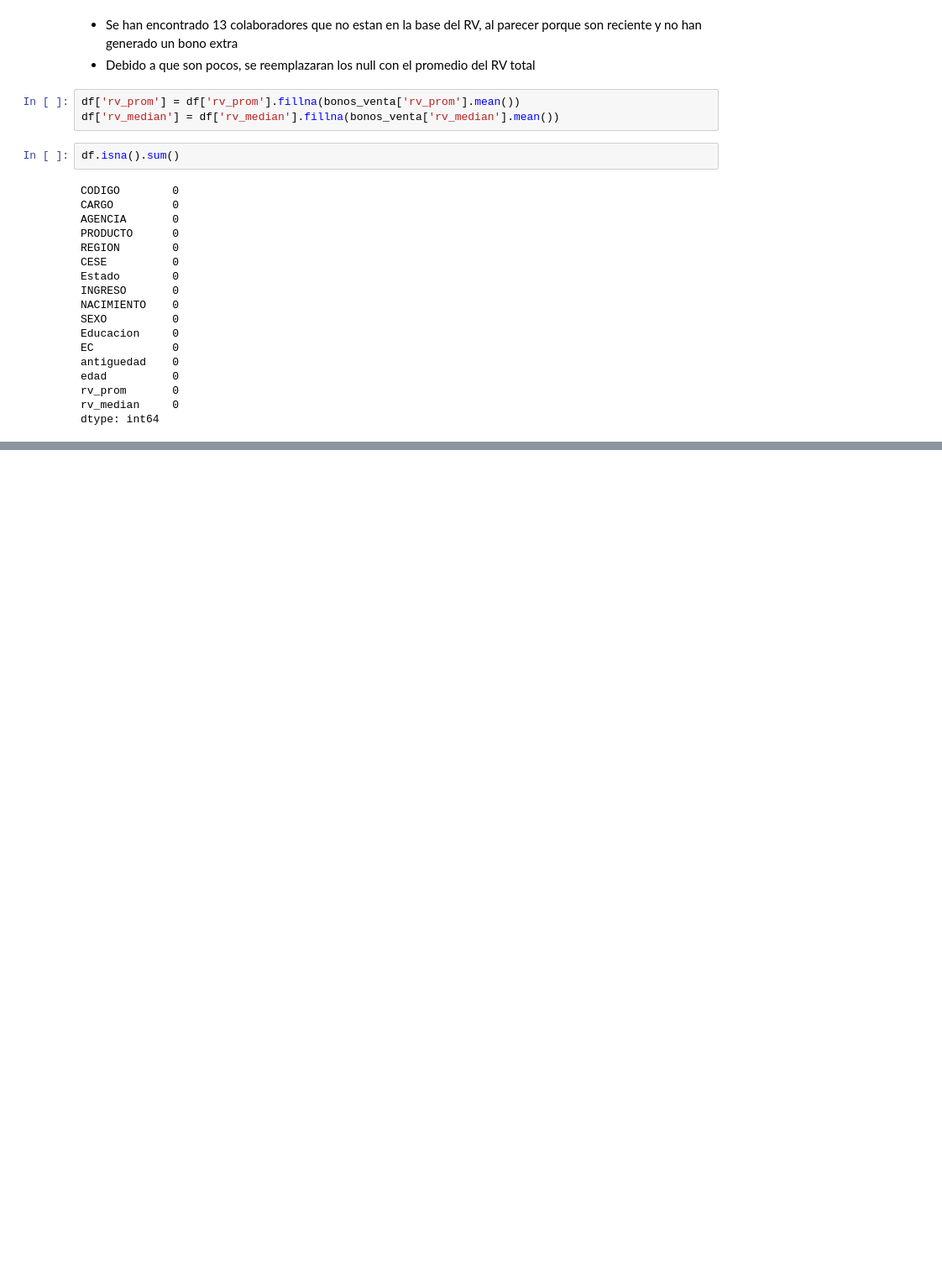
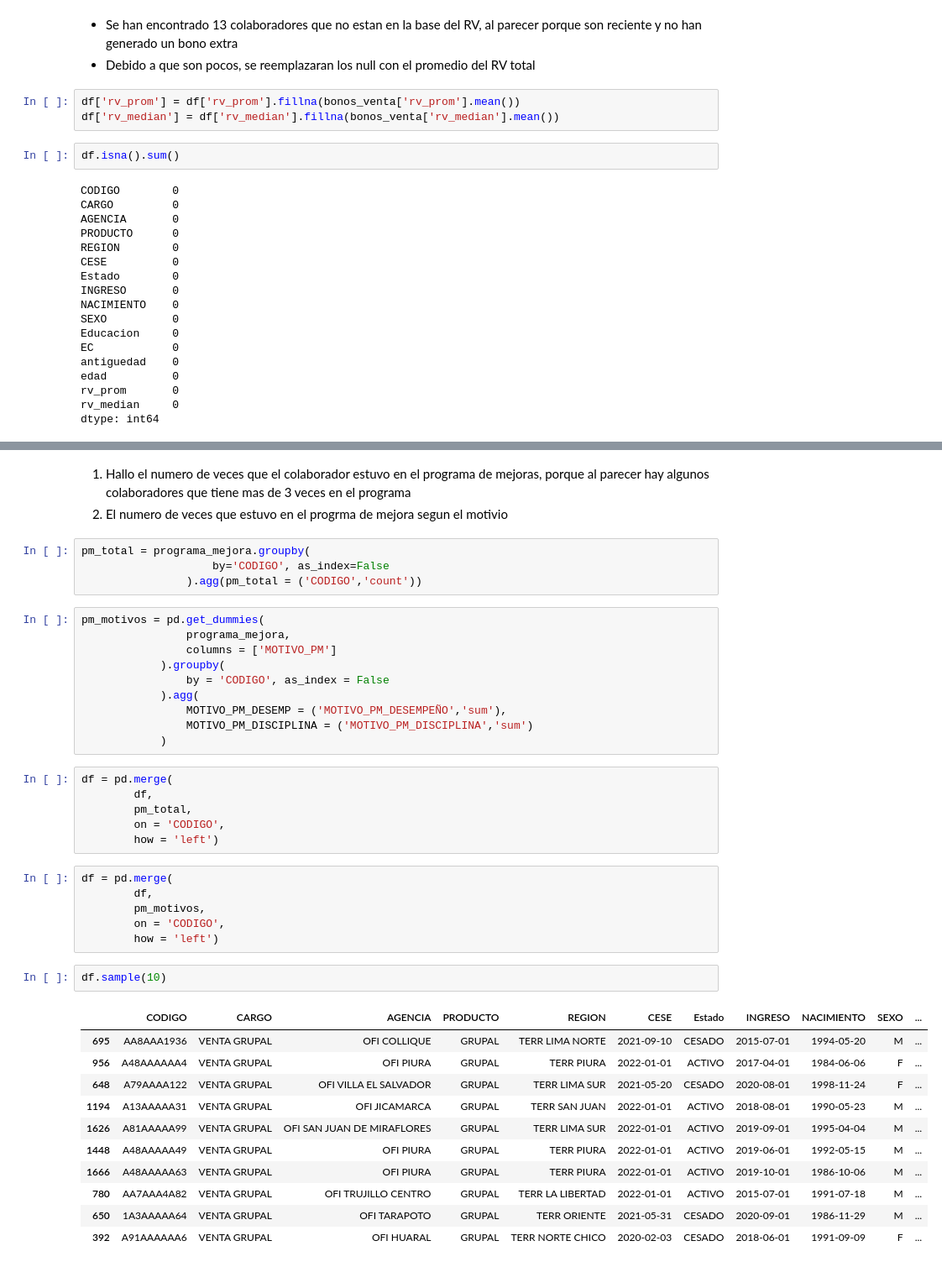
Before and after one commit to anamumaq/Proyecto_DS_CodigoFacilito, a Jupyter notebook: analisis_grupal.ipynb, the cells around one changed output, grey strips where cells are left out. Shown at 84% size. Cells and saved outputs as stored; diff of their text form; blank space fills up the shorter version.

Commit message:
programa de mejora agregado

```diff
--- a/analisis_grupal.ipynb
+++ b/analisis_grupal.ipynb
@@ -325,3 +345,46 @@ dtype: int64
+# %% [markdown]
+1. Hallo el numero de veces que el colaborador estuvo en el programa de mejoras, porque al parecer hay algunos colaboradores que tiene  mas de 3 veces en el programa
+2. El numero de veces que estuvo en el progrma de mejora segun el motivio
+# %%
+pm_total = programa_mejora.groupby(
+                    by='CODIGO', as_index=False
+                ).agg(pm_total = ('CODIGO','count'))
+# %%
+pm_motivos = pd.get_dummies(
+                programa_mejora,
+                columns = ['MOTIVO_PM']
+            ).groupby(
+                by = 'CODIGO', as_index = False
+            ).agg(
+                MOTIVO_PM_DESEMP = ('MOTIVO_PM_DESEMPEÑO','sum'),
+                MOTIVO_PM_DISCIPLINA = ('MOTIVO_PM_DISCIPLINA','sum')
+            )
+# %%
+df = pd.merge(
+        df,
+        pm_total,
+        on = 'CODIGO',
+        how = 'left')
+# %%
+df = pd.merge(
+        df,
+        pm_motivos,
+        on = 'CODIGO',
+        how = 'left')
+# %%
+df.sample(10)
+# %% [output]
+|  | CODIGO | CARGO | AGENCIA | PRODUCTO | REGION | CESE | Estado | INGRESO | NACIMIENTO | SEXO | ... |
+| 695 | AA8AAA1936 | VENTA GRUPAL | OFI COLLIQUE | GRUPAL | TERR LIMA NORTE | 2021-09-10 | CESADO | 2015-07-01 | 1994-05-20 | M | ... |
+| 956 | A48AAAAAA4 | VENTA GRUPAL | OFI PIURA | GRUPAL | TERR PIURA | 2022-01-01 | ACTIVO | 2017-04-01 | 1984-06-06 | F | ... |
+| 648 | A79AAAA122 | VENTA GRUPAL | OFI VILLA EL SALVADOR | GRUPAL | TERR LIMA SUR | 2021-05-20 | CESADO | 2020-08-01 | 1998-11-24 | F | ... |
+| 1194 | A13AAAAA31 | VENTA GRUPAL | OFI JICAMARCA | GRUPAL | TERR SAN JUAN | 2022-01-01 | ACTIVO | 2018-08-01 | 1990-05-23 | M | ... |
+| 1626 | A81AAAAA99 | VENTA GRUPAL | OFI SAN JUAN DE MIRAFLORES | GRUPAL | TERR LIMA SUR | 2022-01-01 | ACTIVO | 2019-09-01 | 1995-04-04 | M | ... |
+| 1448 | A48AAAAA49 | VENTA GRUPAL | OFI PIURA | GRUPAL | TERR PIURA | 2022-01-01 | ACTIVO | 2019-06-01 | 1992-05-15 | M | ... |
+| 1666 | A48AAAAA63 | VENTA GRUPAL | OFI PIURA | GRUPAL | TERR PIURA | 2022-01-01 | ACTIVO | 2019-10-01 | 1986-10-06 | M | ... |
+| 780 | AA7AAA4A82 | VENTA GRUPAL | OFI TRUJILLO CENTRO | GRUPAL | TERR LA LIBERTAD | 2022-01-01 | ACTIVO | 2015-07-01 | 1991-07-18 | M | ... |
+| 650 | 1A3AAAAA64 | VENTA GRUPAL | OFI TARAPOTO | GRUPAL | TERR ORIENTE | 2021-05-31 | CESADO | 2020-09-01 | 1986-11-29 | M | ... |
+| 392 | A91AAAAAA6 | VENTA GRUPAL | OFI HUARAL | GRUPAL | TERR NORTE CHICO | 2020-02-03 | CESADO | 2018-06-01 | 1991-09-09 | F | ... |
 # %% [markdown]
 
 
```
Also changed, not shown: parts of 4 cells of this notebook.
